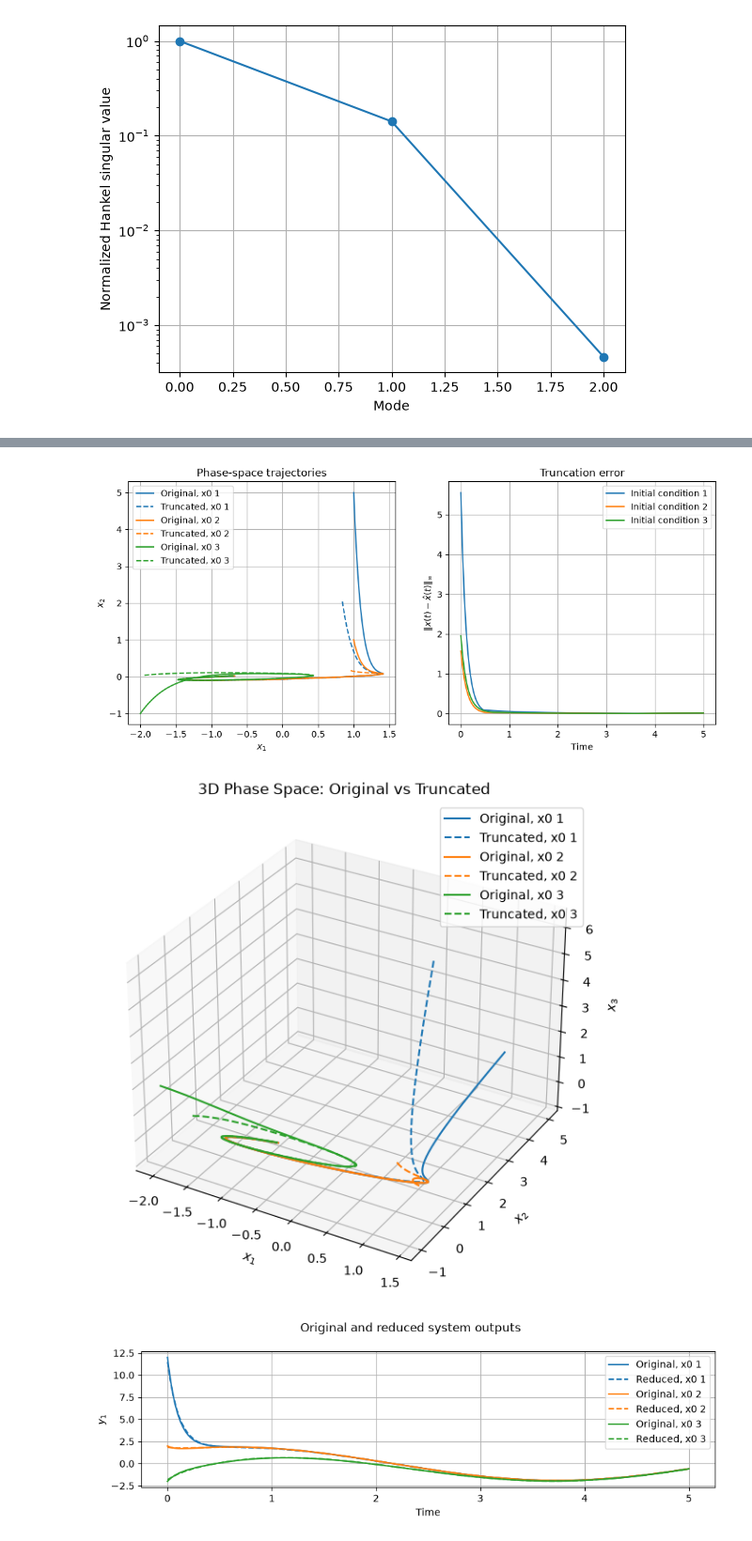
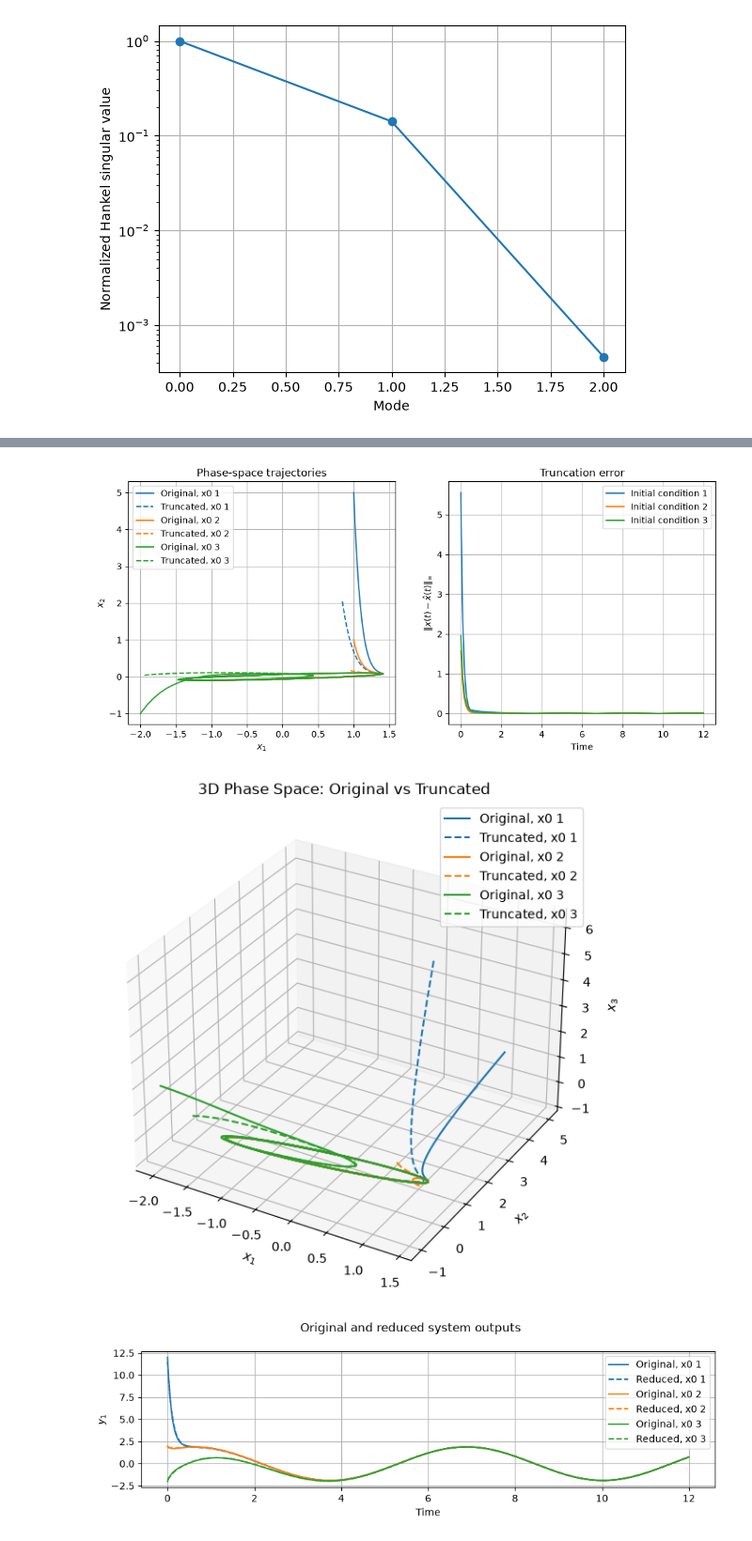
Before and after one commit to margotvdk/systemsandcontrol, a Jupyter notebook: Project.ipynb, the cells around one changed output, grey strips where cells are left out. Shown at 94% size. Cells and saved outputs as stored; diff of their text form; code cells hidden in the pictures.

```diff
--- a/Project.ipynb
+++ b/Project.ipynb
@@ -340,12 +340,12 @@ Balanced Observability Gramian Qtilde:
 [figure]
 # %%
 #find r
-tau = 0.1 #10% error
+tau = 0.05 #5% error
 # 1. Calculate all tail sums for r = 1 to n (including 0 at the end for r = n)
 tail_sums = np.append(np.cumsum(Sigma[:0:-1])[::-1], 0)
 # 2. Find the index of the first True condition (+1 converts 0-based index to 1-based r)
 r = np.argmax((2 * tail_sums / Sigma[0]) < tau) + 1
-print("r for 10% error:", r)
+print("r for 5% error:", r)
 
 #Balanced realization
 A_balanced = T_inv @ A @ T
@@ -397,7 +397,7 @@ x0_list = [
     np.array([-2.0, -1.0, 2.0])
 ]
 
-t = np.linspace(0, 5, 500)
+t = np.linspace(0, 12, 500)
 u = lambda time: np.cos(time)
 
 # Calculate each full and reconstructed reduced trajectory once
@@ -468,33 +468,33 @@ ax.set_zlabel("$x_3$")
 ax.set_title("3D Phase Space: Original vs Truncated")
 ax.legend()
 plt.tight_layout()
 plt.show()
 
 n_outputs = C.shape[0]
 fig, axes = plt.subplots(
     n_outputs, 1, figsize=(9, 3 * n_outputs),
     sharex=True, squeeze=False
 )
 
 for j in range(n_outputs):
     ax = axes[j, 0]
 
     for i, (y_full, y_reduced) in enumerate(output_trajectories):
         color = f"C{i}"
         ax.plot(t, y_full[:, j], color=color,
                 label=f"Original, x0 {i + 1}")
         ax.plot(t, y_reduced[:, j], "--", color=color,
                 label=f"Reduced, x0 {i + 1}")
 
     ax.set_ylabel(f"$y_{j + 1}$")
     ax.grid(True)
     ax.legend()
 
 axes[-1, 0].set_xlabel("Time")
 fig.suptitle("Original and reduced system outputs")
 fig.tight_layout()
 plt.show()
 # %% [output]
-[figure, old version]
+[figure, new version]
-[figure, old version]
+[figure, new version]
-[figure, old version]
+[figure, new version]
```
Also changed, not shown: parts of 1 cell of this notebook.
